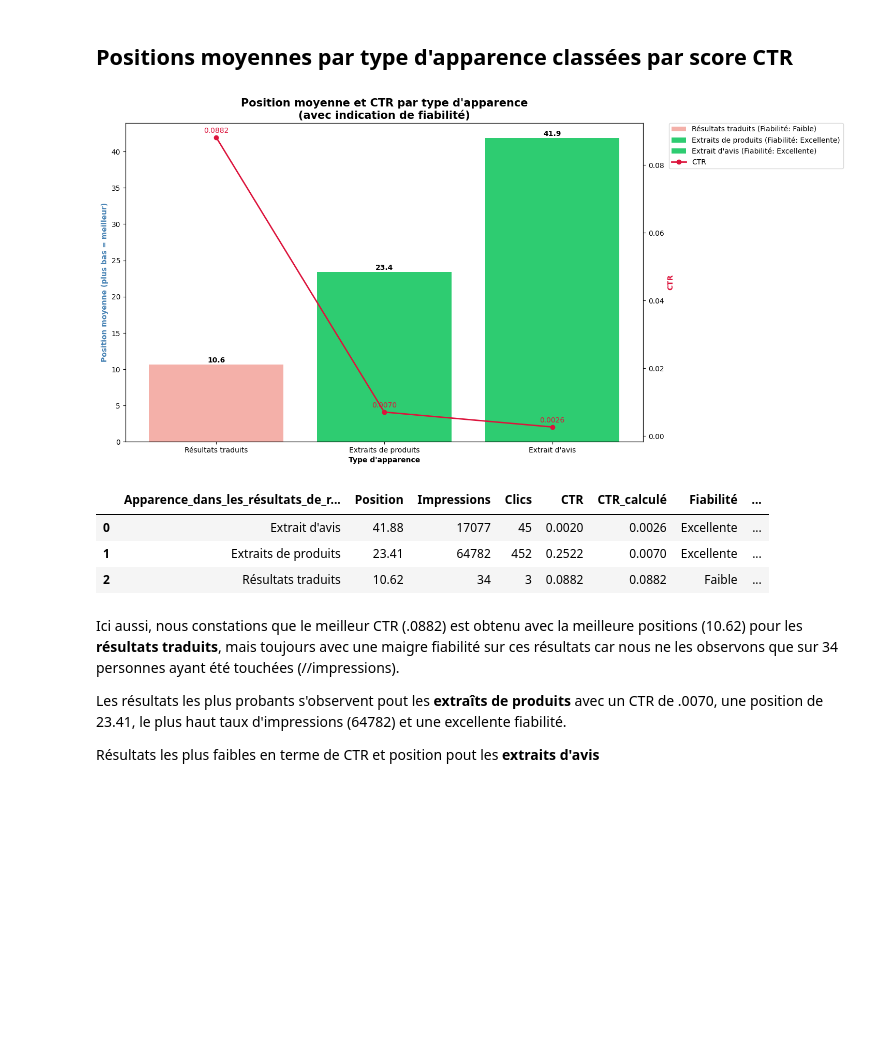
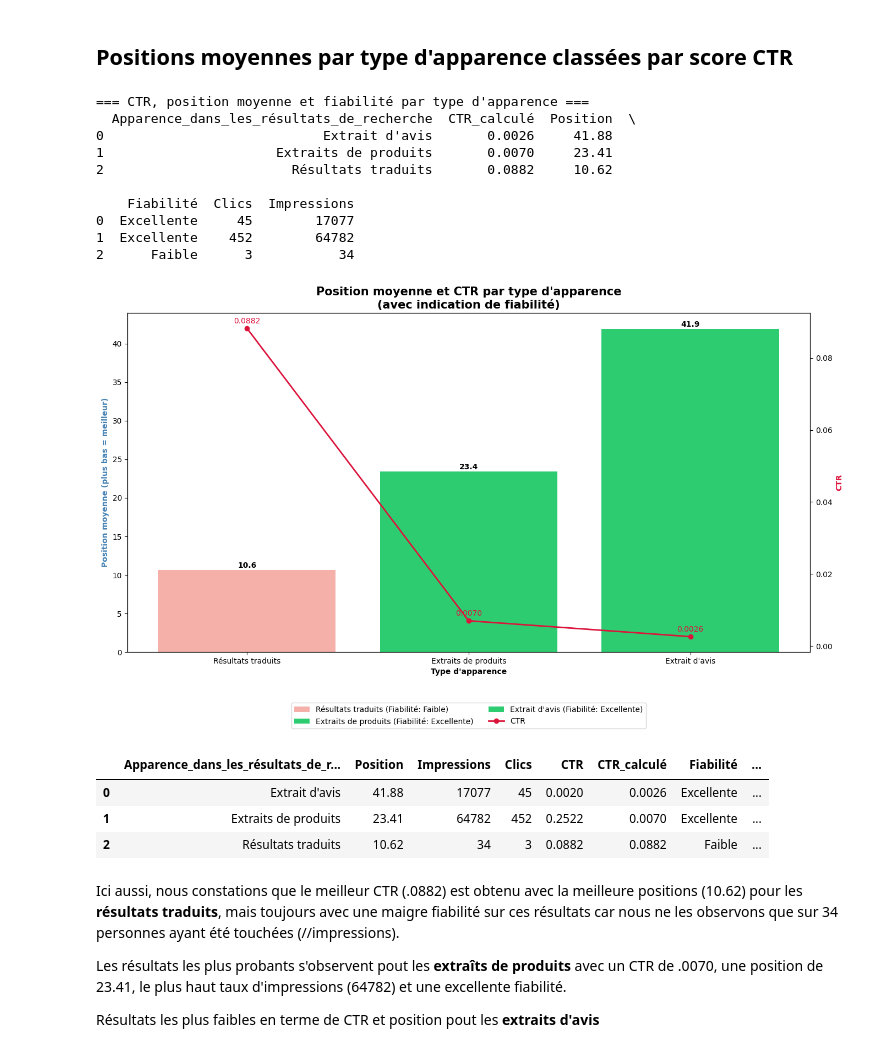
Before and after one commit to Emma-Coco/Data-Market-Analysis---Michelin, a Jupyter notebook: Scripts/apparence_analysis.ipynb, the cells around one changed output. Saved outputs shown, nothing was run; the diff lists cells and outputs as text; code cells hidden in the pictures; blank space fills up the shorter version.

```diff
--- a/Scripts/apparence_analysis.ipynb
+++ b/Scripts/apparence_analysis.ipynb
@@ -780,39 +832,50 @@ def analyser_performance_recherche(df_filtered):
             f"{val:.4f}",
             ha='center',
             va='bottom',
             color='crimson'
         )
 
     # Personnaliser les axes
     ax1.set_xlabel('Type d\'apparence', fontweight='bold')
     ax1.set_ylabel('Position moyenne (plus bas = meilleur)', color='steelblue', fontweight='bold')
     ax2.set_ylabel('CTR', color='crimson', fontweight='bold')
 
-    # Ajouter une légende
+    # Ajouter une légende en dessous du graphique
     lines1, labels1 = ax1.get_legend_handles_labels()
     lines2, labels2 = ax2.get_legend_handles_labels()
-    ax1.legend(lines1 + lines2, labels1 + labels2, loc='upper left', bbox_to_anchor=(1.05, 1), borderaxespad=0.)
-
-    # Ajuster la mise en page pour accommoder la légende
-    plt.subplots_adjust(right=0.75)
+    ax1.legend(lines1 + lines2, labels1 + labels2,
+               loc='upper center',
+               bbox_to_anchor=(0.5, -0.15),  # Position en dessous du graphique
+               ncol=2,  # Pour que la légende s'étale horizontalement
+               borderaxespad=0.)
 
     # Ajouter titre
     plt.title('Position moyenne et CTR par type d\'apparence\n(avec indication de fiabilité)', fontsize=15, fontweight='bold')
 
     # Rotation des étiquettes de l'axe x
     plt.xticks(rotation=45, ha='right')
 
     # Sauvegarder l'image
     plt.savefig('../assets/position_ctr_par_type_avec_fiabilite.png', dpi=300, bbox_inches='tight')
 
     # Afficher le graphique
     plt.show()
 
     return positions_par_type
 
 analyser_performance_recherche(df_filtered)
 # %% [output]
+=== CTR, position moyenne et fiabilité par type d'apparence ===
+  Apparence_dans_les_résultats_de_recherche  CTR_calculé  Position  \
+0                            Extrait d'avis       0.0026     41.88
+1                      Extraits de produits       0.0070     23.41
+2                        Résultats traduits       0.0882     10.62
+
+    Fiabilité  Clics  Impressions
+0  Excellente     45        17077
+1  Excellente    452        64782
+2      Faible      3           34
-[figure, old version]
+[figure, new version]
 |  | Apparence_dans_les_résultats_de_r... | Position | Impressions | Clics | CTR | CTR_calculé | Fiabilité | ... |
 | 0 | Extrait d'avis | 41.88 | 17077 | 45 | 0.0020 | 0.0026 | Excellente | ... |
 | 1 | Extraits de produits | 23.41 | 64782 | 452 | 0.2522 | 0.0070 | Excellente | ... |
```
Also changed, not shown: parts of 2 cells of this notebook, 19 other files.
